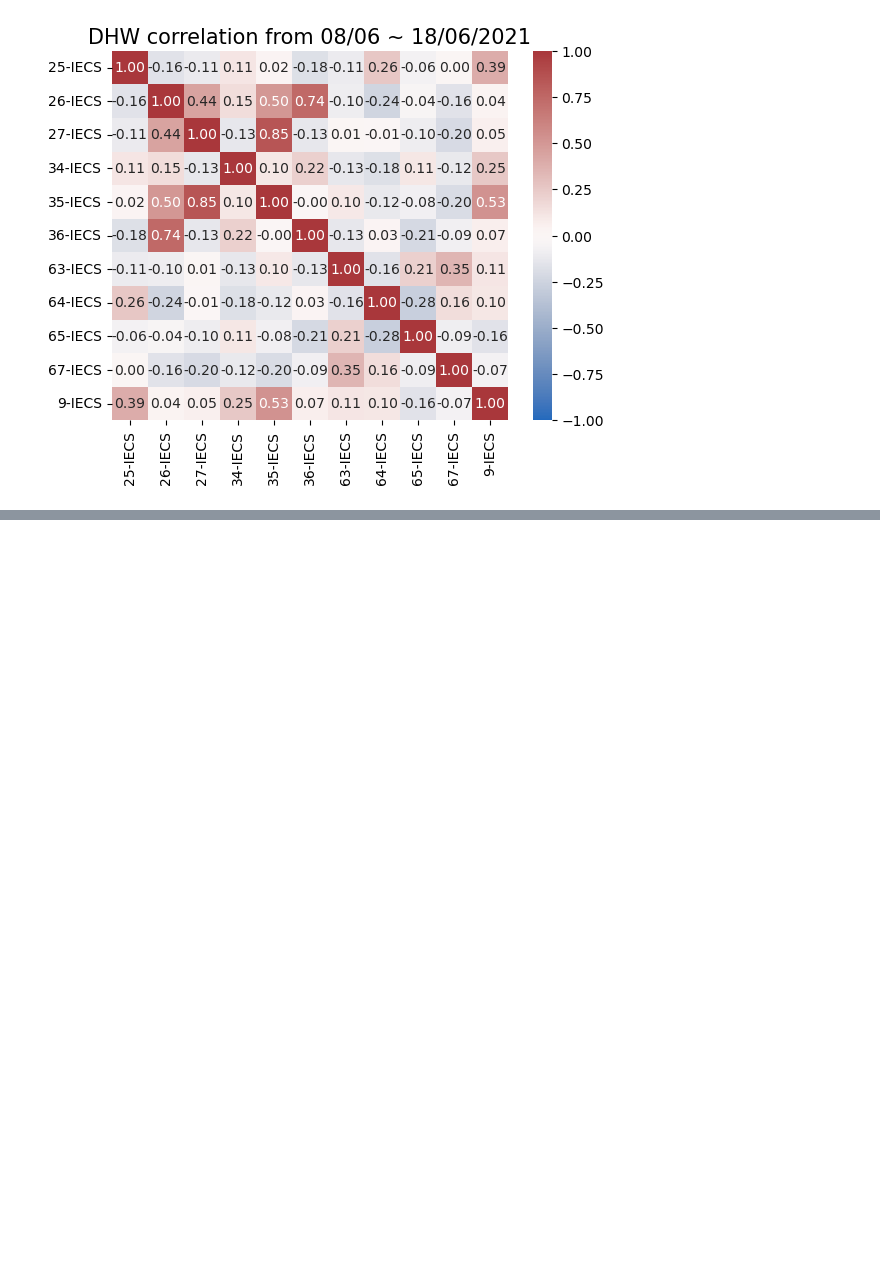
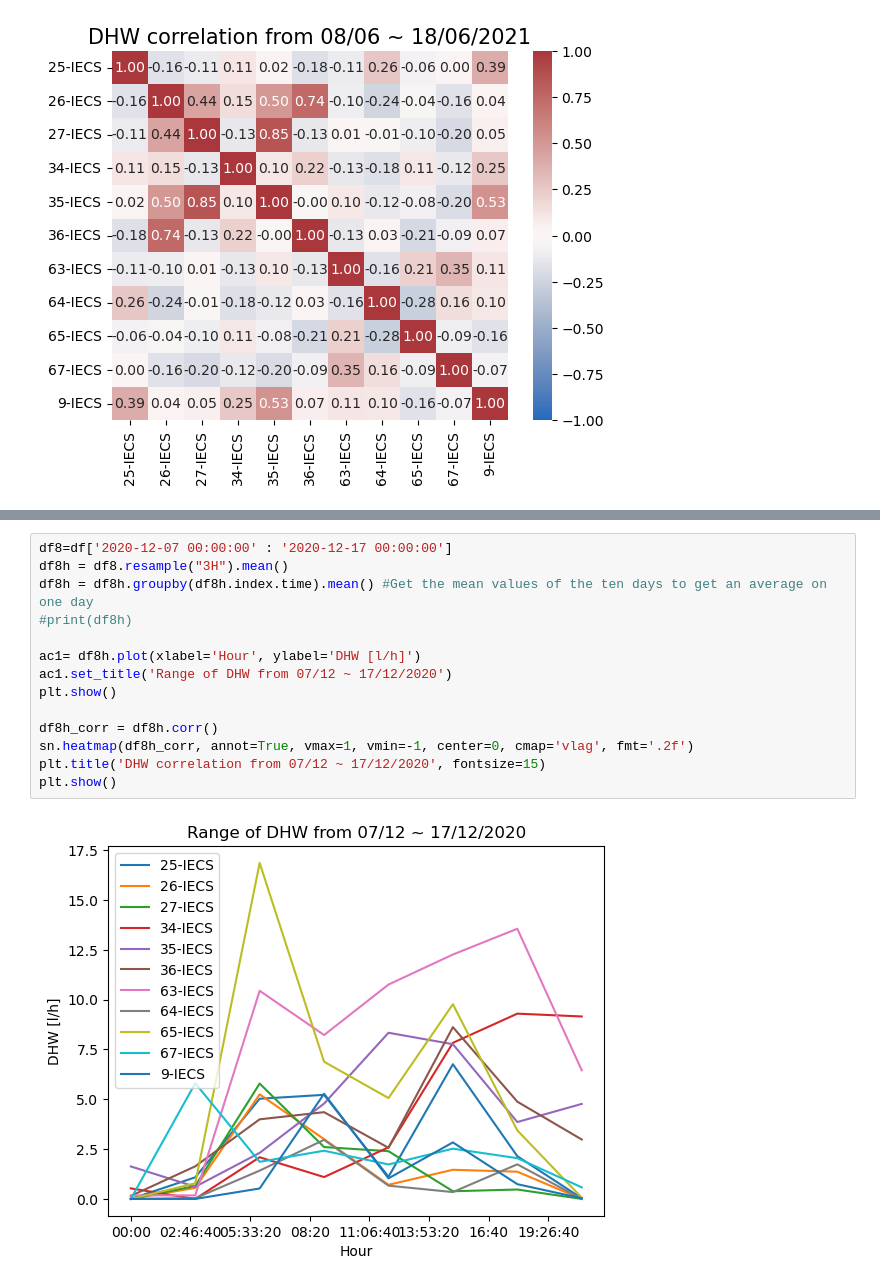
Before and after one commit to Joana-Giraud-Bit/PIRD, a Jupyter notebook: Correlation analysis.ipynb, the cells around one changed output, grey strips where cells are left out. Drawn from its saved outputs; the diff is of its cells as text; blank space fills up the shorter version.

```diff
--- a/Correlation analysis.ipynb
+++ b/Correlation analysis.ipynb
@@ -219,0 +228,16 @@ plt.show()
+# %%
+df8=df['2020-12-07 00:00:00' : '2020-12-17 00:00:00']
+df8h = df8.resample("3H").mean()
+df8h = df8h.groupby(df8h.index.time).mean() #Get the mean values of the ten days to get an average on one day
+#print(df8h)
+
+ac1= df8h.plot(xlabel='Hour', ylabel='DHW [l/h]')
+ac1.set_title('Range of DHW from 07/12 ~ 17/12/2020')
+plt.show()
+
+df8h_corr = df8h.corr()
+sn.heatmap(df8h_corr, annot=True, vmax=1, vmin=-1, center=0, cmap='vlag', fmt='.2f')
+plt.title('DHW correlation from 07/12 ~ 17/12/2020', fontsize=15)
+plt.show()
+# %% [output]
+[figure, added]
```
Also changed, not shown: parts of 17 cells of this notebook.
